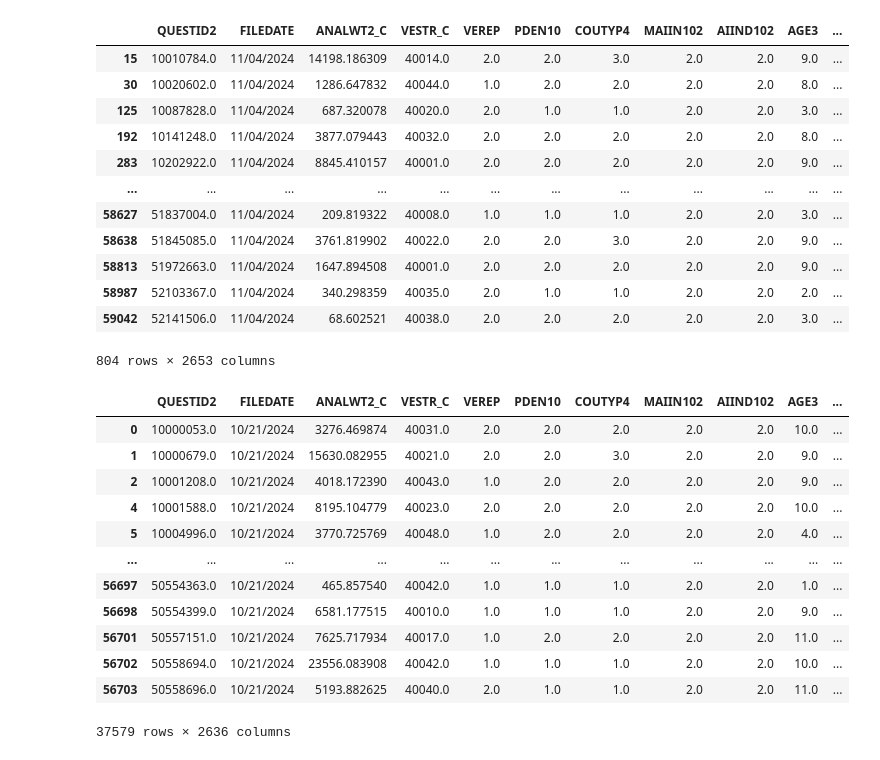
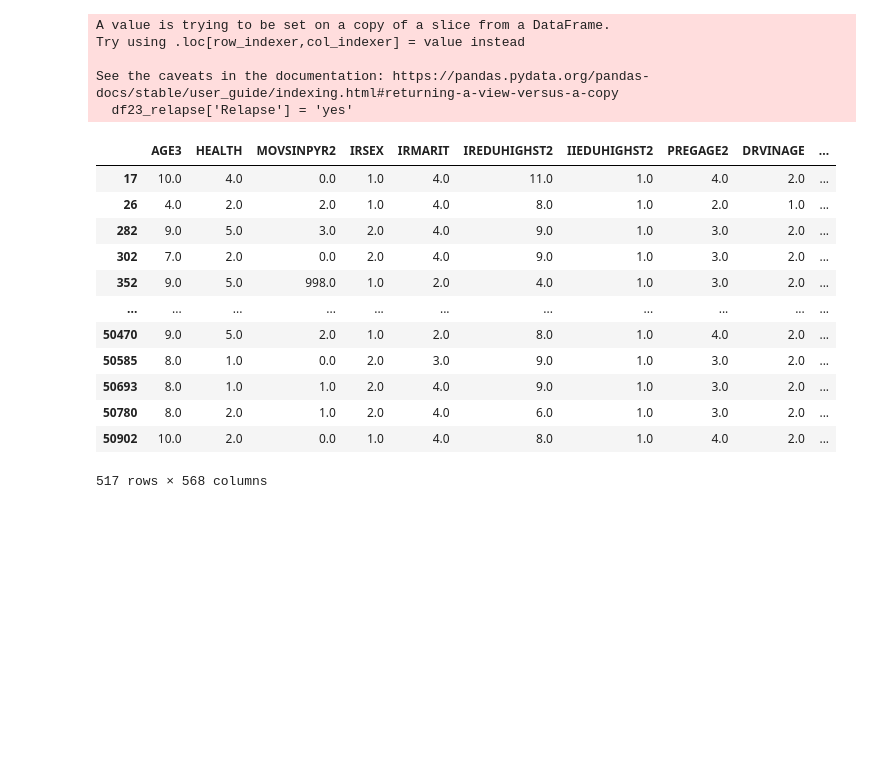
Before and after one commit to ytjoa/relapse-risk-prediction, a Jupyter notebook: 21to23_rehab.ipynb, the cells around one changed output. Saved outputs shown, nothing was run; the diff lists cells and outputs as text; code cells hidden in the pictures; blank space fills up the shorter version.

```diff
--- a/21to23_rehab.ipynb
+++ b/21to23_rehab.ipynb
@@ -17,0 +9,6 @@ df2023 = pd.DataFrame(r_df2023)
+# %%
+df23 = pd.read_csv("data_2023_preprocessed.csv")
+df22 = pd.read_csv("data_2022_preprocessed.csv")
+
+display(df22)
+display(df23)
@@ -18,39 +42,32 @@ df2023 = pd.DataFrame(r_df2023)
 # %%
-rehabcondition = (df2022[['IRMHTINRHAB', 'IRMHTOUTRHAB', 'IRSUTINRHAB', 'IRSUTOUTRHAB']] == 1).any(axis=1)
-df2022_filter = df2022[rehabcondition]
+rehab = (df23[['IRMHTINRHAB', 'IRMHTOUTRHAB', 'IRSUTINRHAB', 'IRSUTOUTRHAB']] == 1).any(axis=1)
+df23_rehab = df23[rehab]
 
-drugcondition1 = (df2023[['SYNSTMREC', 'SYNMRJREC', 'KRATREC', 'FLVVAPREC', 'METHNDLRC', 'HRSMKREC', 'HRSNFREC', 'OTDGNDLRC', 'GHBREC', 'CONDLREC', 'COLDREC', 'METHAMREC', 'KETMINREC',
-                        'DAMTFXREC', 'SALVIAREC', 'INHALREC', 'LSDREC', 'HALLUCREC', 'ECSTMOREC', 'PCPREC', 'HERREC','COCREC', 'CRAKREC', 'BLNTREC', 'MKMBGHTREC', 'MJREC', 'CBDHMPREC',
-                        'BLNTREC', 'MKMBGHTREC', 'MJREC', 'CBDHMPREC', 'ALCREC', 'CIGARREC', 'SMKLSSREC', 'NICVAPREC']] < 3).any(axis=1)
-drugcondition2 = (df2023[['HRNDLREC', 'STMNDLREC']] < 13).any(axis=1)
-df2023_filter = df2023[drugcondition1 | drugcondition2]
+# not in index: ['METHAMREC', 'INHALREC', 'LSDREC', 'HALLUCREC', 'ECSTMOREC', 'PCPREC', 'HERREC', 'COCREC', 'CRAKREC', 'BLNTREC', 'MJREC', 'ALCREC',
+# 'CIGARREC', 'SMKLSSREC', 'NICVAPREC']
+drugcondition1 = (df23_rehab[['SYNSTMREC', 'SYNMRJREC', 'KRATREC', 'FLVVAPREC', 'METHNDLRC', 'HRSMKREC', 'HRSNFREC', 'OTDGNDLRC', 'GHBREC', 'CONDLREC', 'COLDREC',
+                        'KETMINREC', 'DAMTFXREC', 'SALVIAREC', 'MKMBGHTREC', 'CBDHMPREC', 'MKMBGHTREC', 'CBDHMPREC']] < 3).any(axis=1)
+drugcondition2 = (df23_rehab[['HRNDLREC', 'STMNDLREC']] < 13).any(axis=1)
+df23_relapse = df23_rehab[drugcondition1 | drugcondition2]
+df23_relapse['Relapse'] = 'yes'
 
-display(df2022_filter)
-display(df2023_filter)
+display(df23_relapse)
 # %% [output]
+A value is trying to be set on a copy of a slice from a DataFrame.
+Try using .loc[row_indexer,col_indexer] = value instead
+
+See the caveats in the documentation: https://pandas.pydata.org/pandas-docs/stable/user_guide/indexing.html#returning-a-view-versus-a-copy
+  df23_relapse['Relapse'] = 'yes'
-|  | QUESTID2 | FILEDATE | ANALWT2_C | VESTR_C | VEREP | PDEN10 | COUTYP4 | MAIIN102 | AIIND102 | AGE3 | ... |
-| 15 | 10010784.0 | 11/04/2024 | 14198.186309 | 40014.0 | 2.0 | 2.0 | 3.0 | 2.0 | 2.0 | 9.0 | ... |
-| 30 | 10020602.0 | 11/04/2024 | 1286.647832 | 40044.0 | 1.0 | 2.0 | 2.0 | 2.0 | 2.0 | 8.0 | ... |
-| 125 | 10087828.0 | 11/04/2024 | 687.320078 | 40020.0 | 2.0 | 1.0 | 1.0 | 2.0 | 2.0 | 3.0 | ... |
-| 192 | 10141248.0 | 11/04/2024 | 3877.079443 | 40032.0 | 2.0 | 2.0 | 2.0 | 2.0 | 2.0 | 8.0 | ... |
-| 283 | 10202922.0 | 11/04/2024 | 8845.410157 | 40001.0 | 2.0 | 2.0 | 2.0 | 2.0 | 2.0 | 9.0 | ... |
-| ... | ... | ... | ... | ... | ... | ... | ... | ... | ... | ... | ... |
-| 58627 | 51837004.0 | 11/04/2024 | 209.819322 | 40008.0 | 1.0 | 1.0 | 1.0 | 2.0 | 2.0 | 3.0 | ... |
-| 58638 | 51845085.0 | 11/04/2024 | 3761.819902 | 40022.0 | 2.0 | 2.0 | 3.0 | 2.0 | 2.0 | 9.0 | ... |
-| 58813 | 51972663.0 | 11/04/2024 | 1647.894508 | 40001.0 | 2.0 | 2.0 | 2.0 | 2.0 | 2.0 | 9.0 | ... |
-| 58987 | 52103367.0 | 11/04/2024 | 340.298359 | 40035.0 | 2.0 | 1.0 | 1.0 | 2.0 | 2.0 | 2.0 | ... |
-| 59042 | 52141506.0 | 11/04/2024 | 68.602521 | 40038.0 | 2.0 | 2.0 | 2.0 | 2.0 | 2.0 | 3.0 | ... |
+|  | AGE3 | HEALTH | MOVSINPYR2 | IRSEX | IRMARIT | IREDUHIGHST2 | IIEDUHIGHST2 | PREGAGE2 | DRVINAGE | ... |
+| 17 | 10.0 | 4.0 | 0.0 | 1.0 | 4.0 | 11.0 | 1.0 | 4.0 | 2.0 | ... |
+| 26 | 4.0 | 2.0 | 2.0 | 1.0 | 4.0 | 8.0 | 1.0 | 2.0 | 1.0 | ... |
+| 282 | 9.0 | 5.0 | 3.0 | 2.0 | 4.0 | 9.0 | 1.0 | 3.0 | 2.0 | ... |
+| 302 | 7.0 | 2.0 | 0.0 | 2.0 | 4.0 | 9.0 | 1.0 | 3.0 | 2.0 | ... |
+| 352 | 9.0 | 5.0 | 998.0 | 1.0 | 2.0 | 4.0 | 1.0 | 3.0 | 2.0 | ... |
+| ... | ... | ... | ... | ... | ... | ... | ... | ... | ... | ... |
+| 50470 | 9.0 | 5.0 | 2.0 | 1.0 | 2.0 | 8.0 | 1.0 | 4.0 | 2.0 | ... |
+| 50585 | 8.0 | 1.0 | 0.0 | 2.0 | 3.0 | 9.0 | 1.0 | 3.0 | 2.0 | ... |
+| 50693 | 8.0 | 1.0 | 1.0 | 2.0 | 4.0 | 9.0 | 1.0 | 3.0 | 2.0 | ... |
+| 50780 | 8.0 | 2.0 | 1.0 | 2.0 | 4.0 | 6.0 | 1.0 | 3.0 | 2.0 | ... |
+| 50902 | 10.0 | 2.0 | 0.0 | 1.0 | 4.0 | 8.0 | 1.0 | 4.0 | 2.0 | ... |
-804 rows × 2653 columns
-|  | QUESTID2 | FILEDATE | ANALWT2_C | VESTR_C | VEREP | PDEN10 | COUTYP4 | MAIIN102 | AIIND102 | AGE3 | ... |
-| 0 | 10000053.0 | 10/21/2024 | 3276.469874 | 40031.0 | 2.0 | 2.0 | 2.0 | 2.0 | 2.0 | 10.0 | ... |
-| 1 | 10000679.0 | 10/21/2024 | 15630.082955 | 40021.0 | 2.0 | 2.0 | 3.0 | 2.0 | 2.0 | 9.0 | ... |
-| 2 | 10001208.0 | 10/21/2024 | 4018.172390 | 40043.0 | 1.0 | 2.0 | 2.0 | 2.0 | 2.0 | 9.0 | ... |
-| 4 | 10001588.0 | 10/21/2024 | 8195.104779 | 40023.0 | 2.0 | 2.0 | 2.0 | 2.0 | 2.0 | 10.0 | ... |
-| 5 | 10004996.0 | 10/21/2024 | 3770.725769 | 40048.0 | 1.0 | 2.0 | 2.0 | 2.0 | 2.0 | 4.0 | ... |
-| ... | ... | ... | ... | ... | ... | ... | ... | ... | ... | ... | ... |
-| 56697 | 50554363.0 | 10/21/2024 | 465.857540 | 40042.0 | 1.0 | 1.0 | 1.0 | 2.0 | 2.0 | 1.0 | ... |
-| 56698 | 50554399.0 | 10/21/2024 | 6581.177515 | 40010.0 | 1.0 | 1.0 | 1.0 | 2.0 | 2.0 | 9.0 | ... |
-| 56701 | 50557151.0 | 10/21/2024 | 7625.717934 | 40017.0 | 1.0 | 2.0 | 2.0 | 2.0 | 2.0 | 11.0 | ... |
-| 56702 | 50558694.0 | 10/21/2024 | 23556.083908 | 40042.0 | 1.0 | 1.0 | 1.0 | 2.0 | 2.0 | 10.0 | ... |
-| 56703 | 50558696.0 | 10/21/2024 | 5193.882625 | 40040.0 | 2.0 | 1.0 | 1.0 | 2.0 | 2.0 | 11.0 | ... |
-37579 rows × 2636 columns
+517 rows × 568 columns
```
Also changed, not shown: parts of 11 cells of this notebook.
